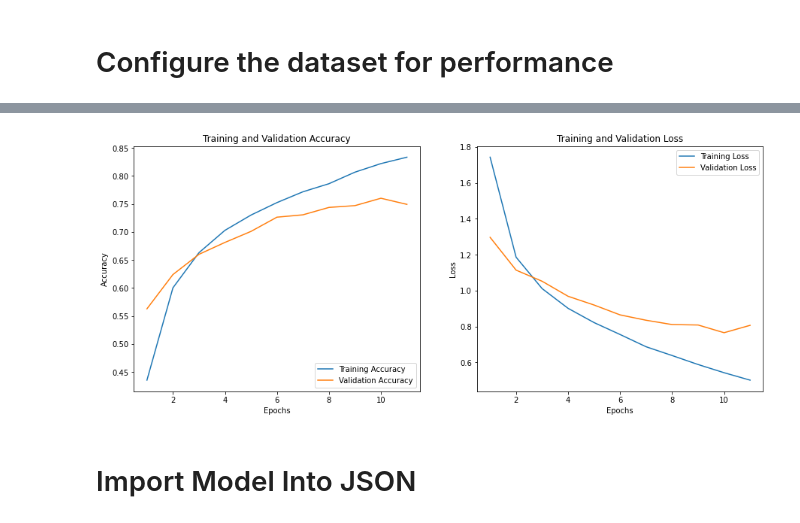
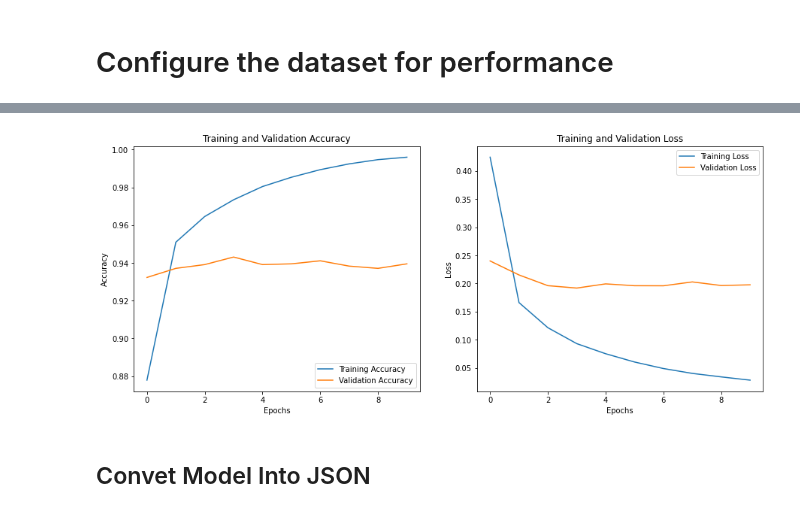
Before and after one commit to virgiawankusuma/Garbage-Classification, a Jupyter notebook: model/model_garbage.ipynb, the cells around one changed output, grey strips where cells are left out. Cells and saved outputs as stored; diff of their text form; code cells hidden in the pictures.

Commit message:
rebuild : remake model using pre-trained model

```diff
--- a/model/model_garbage.ipynb
+++ b/model/model_garbage.ipynb
@@ -185,0 +171,5 @@ model = Sequential([
+# %%
+feature_extractor_layer = hub.KerasLayer(
+    feature_extractor_model,
+    input_shape=(224, 224, 3),
+    trainable=False)
@@ -185,0 +181,9 @@ model = Sequential([
+# %%
+num_classes = len(class_names)
+
+model = tf.keras.Sequential([
+  feature_extractor_layer,
+  tf.keras.layers.Dense(num_classes)
+])
+
+model.summary()
@@ -186,4 +204,5 @@ model = Sequential([
 # %%
-model.compile(optimizer=tf.keras.optimizers.Adadelta(learning_rate=0.1),
-              loss=tf.keras.losses.SparseCategoricalCrossentropy(),
-              metrics=['accuracy'])
+model.compile(
+  optimizer=tf.keras.optimizers.Adam(),
+  loss=tf.keras.losses.SparseCategoricalCrossentropy(from_logits=True),
+  metrics=['accuracy'])
@@ -210,10 +209,7 @@ _________________________________________________________________
 # %%
-epochs = 20
-history = model.fit(
-  train_ds,
-  validation_data=val_ds,
-  epochs=epochs,
-  callbacks=callback,
-  batch_size=16
-)
+NUM_EPOCHS = 10
+
+history = model.fit(train_ds,
+                    validation_data=val_ds,
+                    epochs=NUM_EPOCHS)
 # %% [output]
@@ -237,30 +236,28 @@ Epoch 00011: early stopping
 # %%
 acc = history.history['accuracy']
 val_acc = history.history['val_accuracy']
 
 loss = history.history['loss']
 val_loss = history.history['val_loss']
 
-epochs_range = np.arange(1,12)
-
 plt.figure(figsize=(15, 6))
 plt.subplot(1, 2, 1)
-plt.plot(epochs_range, acc, label='Training Accuracy')
-plt.plot(epochs_range, val_acc, label='Validation Accuracy')
+plt.plot(acc, label='Training Accuracy')
+plt.plot(val_acc, label='Validation Accuracy')
 plt.legend(loc='lower right')
 plt.title('Training and Validation Accuracy')
 plt.xlabel('Epochs')
 plt.ylabel('Accuracy')
 
 plt.subplot(1, 2, 2)
-plt.plot(epochs_range, loss, label='Training Loss')
-plt.plot(epochs_range, val_loss, label='Validation Loss')
+plt.plot(loss, label='Training Loss')
+plt.plot(val_loss, label='Validation Loss')
 plt.legend(loc='upper right')
 plt.title('Training and Validation Loss')
 plt.xlabel('Epochs')
 plt.ylabel('Loss')
 plt.show()
 # %% [output]
-[figure, old version]
+[figure, new version]
 # %% [markdown]
-# Import Model Into JSON
+## Convet Model Into JSON
```
Also changed, not shown: parts of 42 cells of this notebook.
